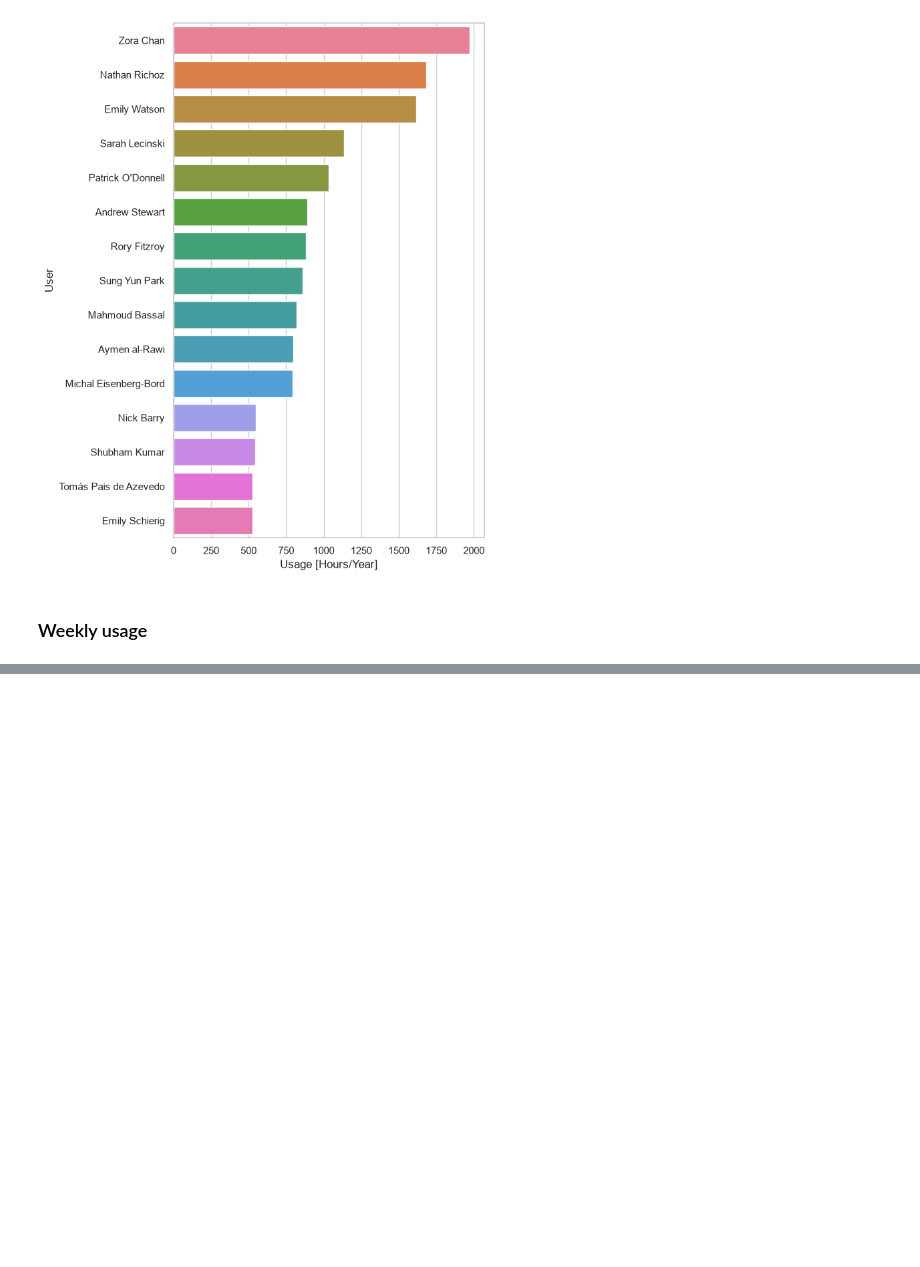
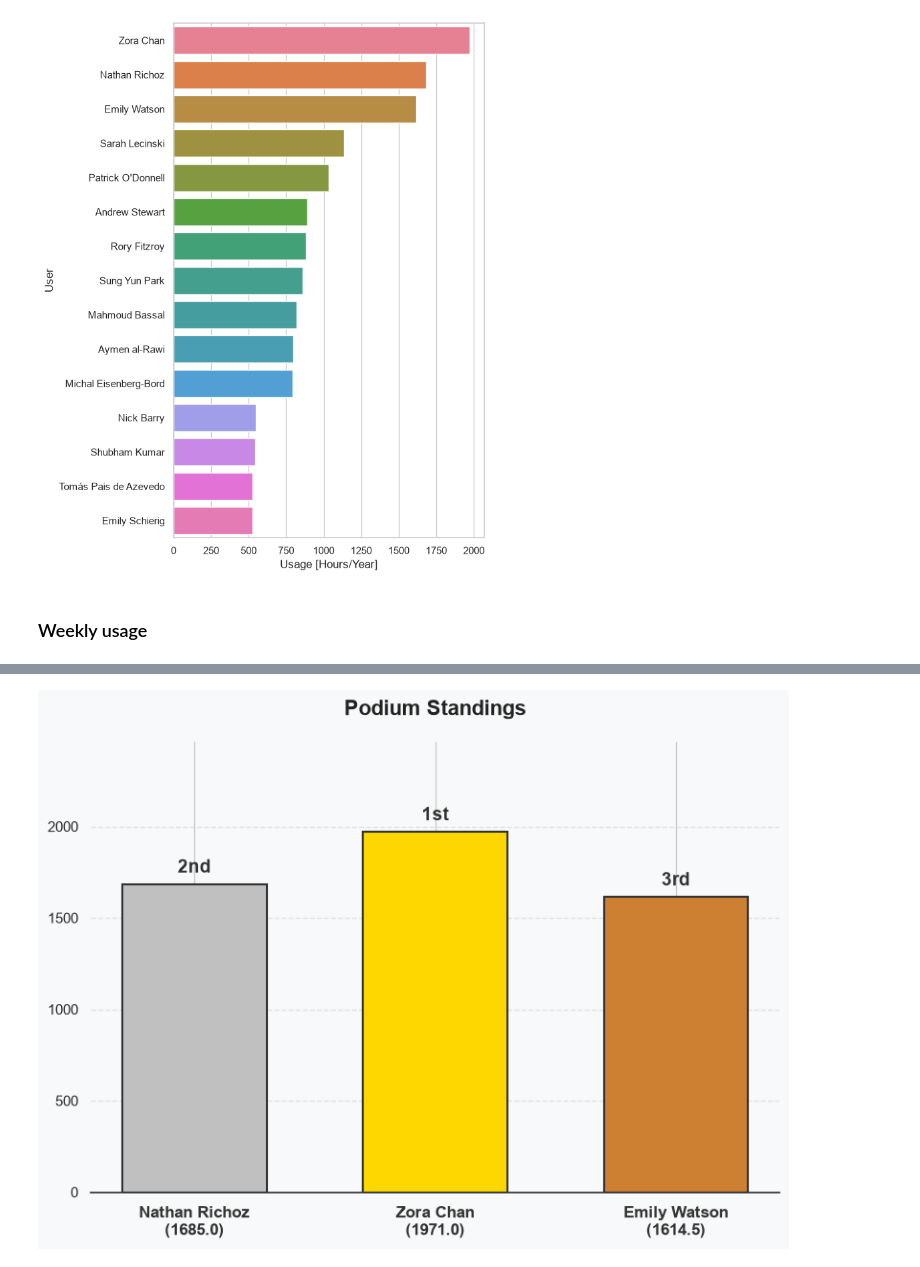
Before and after one commit to jboulanger/UsageStats, a Jupyter notebook: 20261028_Usage_Stats.ipynb, the cells around one changed output, grey strips where cells are left out. Saved outputs shown, nothing was run; the diff lists cells and outputs as text; code cells hidden in the pictures; blank space fills up the shorter version.

```diff
--- a/20261028_Usage_Stats.ipynb
+++ b/20261028_Usage_Stats.ipynb
@@ -434,0 +346,81 @@ plt.savefig(export / "per_week.pdf")
+# %%
+import matplotlib.pyplot as plt
+import pandas as pd
+
+# 1. Sample DataFrame (replace this with your actual data)
+df = top_users = (
+    bookings.groupby("user")["hours"]
+    .sum()
+    .to_frame()
+    .sort_values("hours", ascending=False)
+    .reset_index()
+    .rename(columns={"hours": "score", "user": "name"})
+    .iloc[:3]
+)
+
+
+# 2. Sort by the numerical column descending and take the top 3
+df_top3 = df.sort_values(by="score", ascending=False).head(3).reset_index(drop=True)
+
+# 3. Rearrange for a podium layout: [2nd Place, 1st Place, 3rd Place]
+# Indices: 1 = 2nd place, 0 = 1st place, 2 = 3rd place
+podium_order = [1, 0, 2]
+df_podium = df_top3.iloc[podium_order].reset_index(drop=True)
+
+# 4. Set up the figure and podium aesthetics
+fig, ax = plt.subplots(figsize=(8, 6), facecolor="#f8f9fa")
+ax.set_facecolor("#f8f9fa")
+
+# Podium colors (Silver, Gold, Bronze)
+colors = ["#C0C0C0", "#FFD700", "#CD7F32"]
+x_positions = [1, 2, 3]
+
+# Create bar chart
+bars = ax.bar(
+    x_positions,
+    df_podium["score"],
+    color=colors,
+    width=0.6,
+    edgecolor="#333333",
+    linewidth=1.5,
+    zorder=3,
+)
+
+# 5. Customize axes and labels
+ax.set_xticks(x_positions)
+# Display Name + Score on the x-axis labels
+labels = [f"{row['name']}\n({row['score']})" for _, row in df_podium.iterrows()]
+ax.set_xticklabels(labels, fontsize=12, fontweight="bold", color="#333333")
+
+# Add numeric rank badges or podium step labels above the bars
+podium_ranks = ["2nd", "1st", "3rd"]
+for bar, rank in zip(bars, podium_ranks):
+    height = bar.get_height()
+    ax.text(
+        bar.get_x() + bar.get_width() / 2,
+        height + (ax.get_ylim()[1] * 0.02),
+        rank,
+        ha="center",
+        va="bottom",
+        fontsize=14,
+        fontweight="bold",
+        color="#333333",
+    )
+
+# Styling clean-up
+ax.set_ylim(0, df_podium["score"].max() * 1.25)  # Give headroom for text
+ax.yaxis.grid(True, linestyle="--", alpha=0.5, zorder=0)
+ax.set_axisbelow(True)
+
+# Remove top and right spines for a modern look
+for spine in ["top", "right", "left"]:
+    ax.spines[spine].set_visible(False)
+ax.spines["bottom"].set_color("#333333")
+
+plt.title("Podium Standings", fontsize=16, fontweight="bold", pad=20, color="#222222")
+plt.tight_layout()
+
+# Show the plot
+plt.show()
+# %% [output]
+[figure, added]
```
Also changed, not shown: parts of 15 cells of this notebook.
